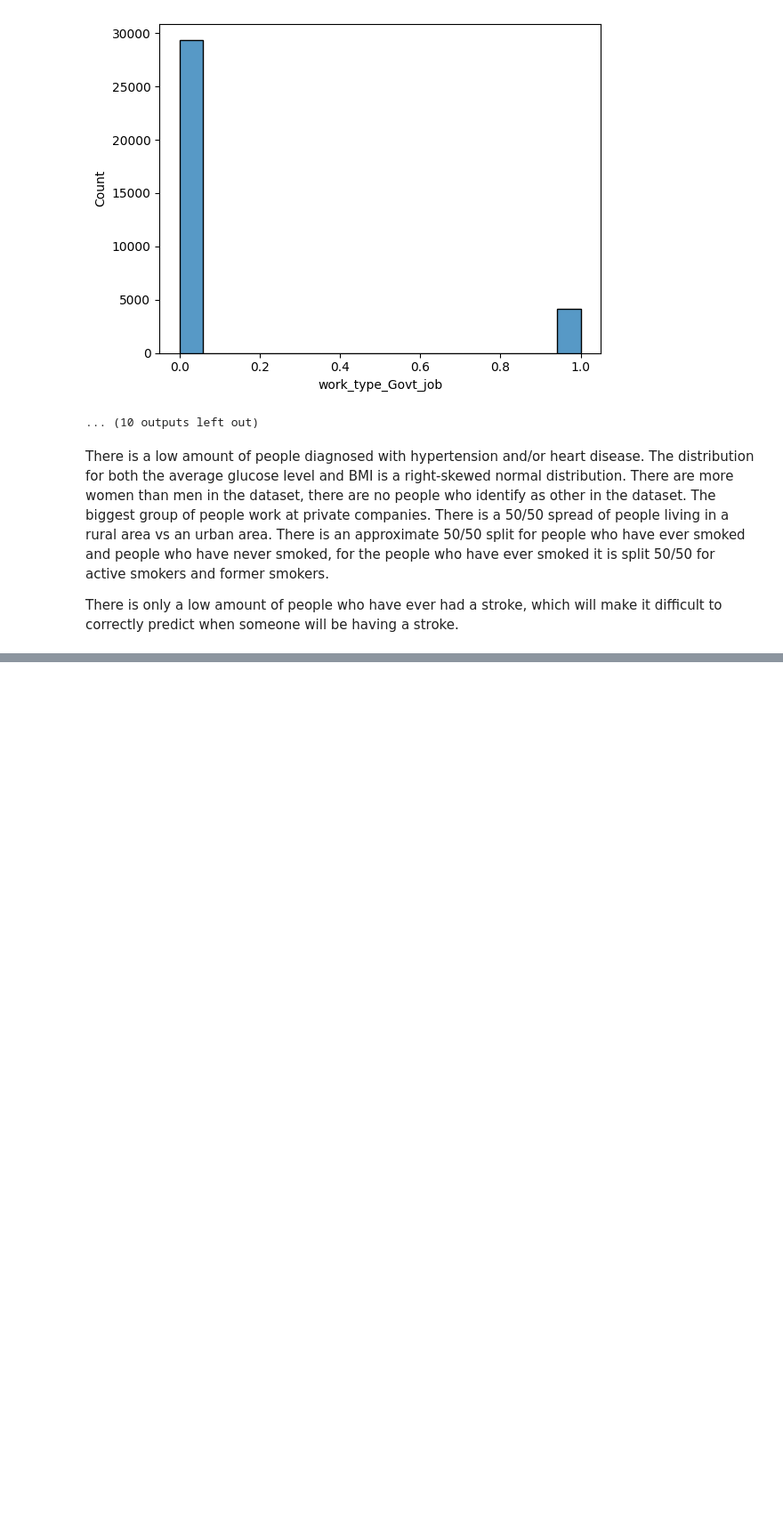
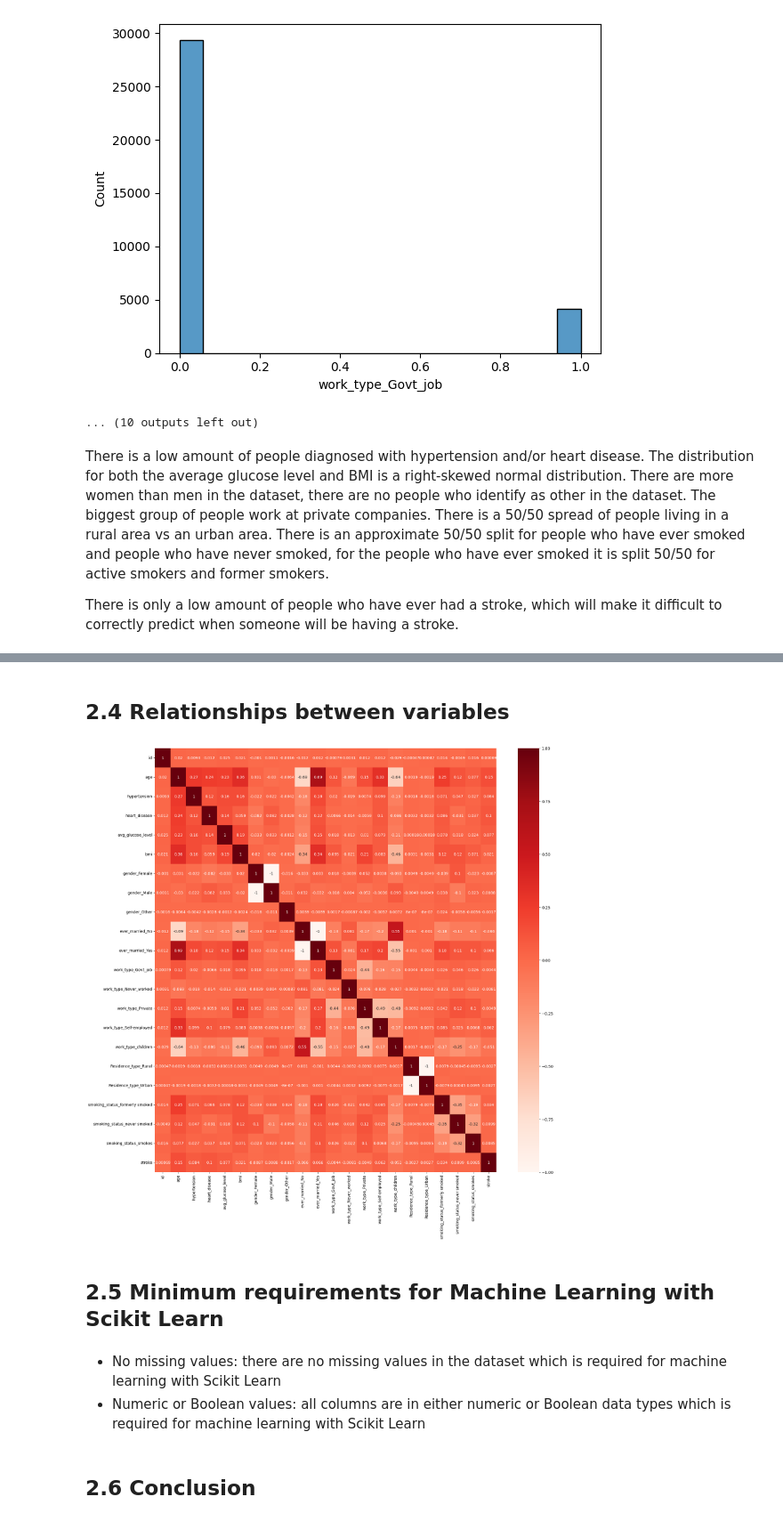
Before and after one commit to Primestyler/Machine-Learning-Group, a Jupyter notebook: main.ipynb, the cells around one changed output, grey strips where cells are left out. Shown at 89% size. Saved outputs shown, nothing was run; the diff lists cells and outputs as text; code cells hidden in the pictures; blank space fills up the shorter version.

Commit message:
Worked on EDA, conclusion still pending

```diff
--- a/main.ipynb
+++ b/main.ipynb
@@ -69,0 +92,13 @@ There is only a low amount of people who have ever had a stroke, which will make
+# %% [markdown]
+## 2.4 Relationships between variables
+# %%
+sf.corrplot(train_data)
+# %% [output]
+[figure, added]
+# %% [markdown]
+## 2.5 Minimum requirements for Machine Learning with Scikit Learn
+# %% [markdown]
+- No missing values: there are no missing values in the dataset which is required for machine learning with Scikit Learn
+- Numeric or Boolean values: all columns are in either numeric or Boolean data types which is required for machine learning with Scikit Learn
+# %% [markdown]
+## 2.6 Conclusion
```
Also changed, not shown: parts of 2 cells of this notebook, 1 other file.
